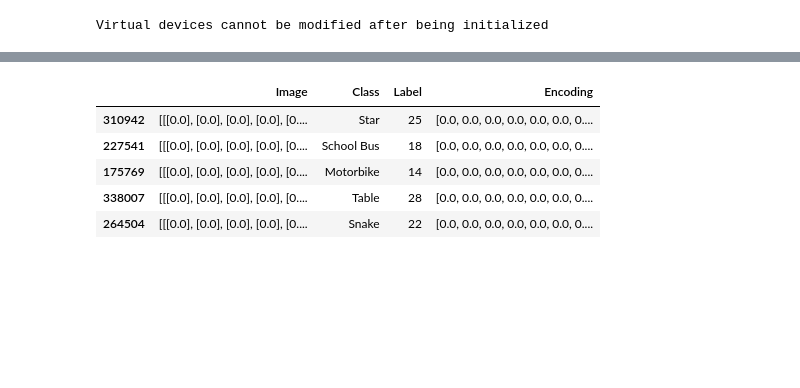
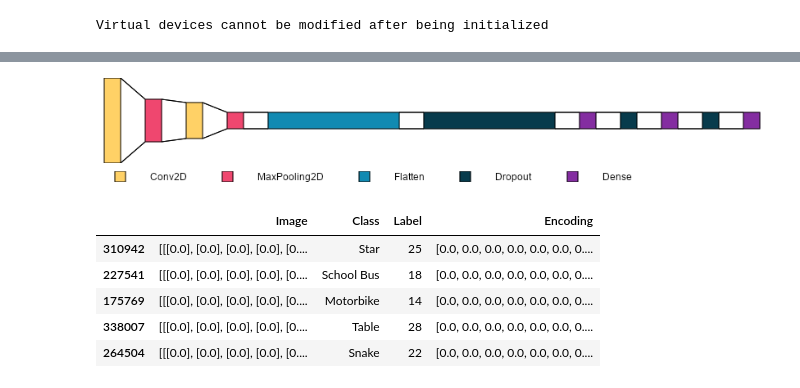
Before and after one commit to Rahul-Samedavar/DoodleMind, a Jupyter notebook: trainer.ipynb, the cells around one changed output, grey strips where cells are left out. Cells and saved outputs as stored; diff of their text form; code cells hidden in the pictures; blank space fills up the shorter version.

```diff
--- a/trainer.ipynb
+++ b/trainer.ipynb
@@ -121,3 +141,11 @@ model.compile(optimizer=Adamax(0.001), loss='categorical_crossentropy', metrics=
+# %%
+from PIL import ImageFont
+from visualkeras import layered_view
+
+font = ImageFont.truetype("arial.ttf", 12)
+layered_view(model, legend=True, font=font, draw_volume=False,spacing=30)
+# %% [output]
+[figure, added]
 # %%
 from tensorflow.keras.callbacks import ModelCheckpoint
 
```
Also changed, not shown: parts of 2 cells of this notebook, 9 other files.
